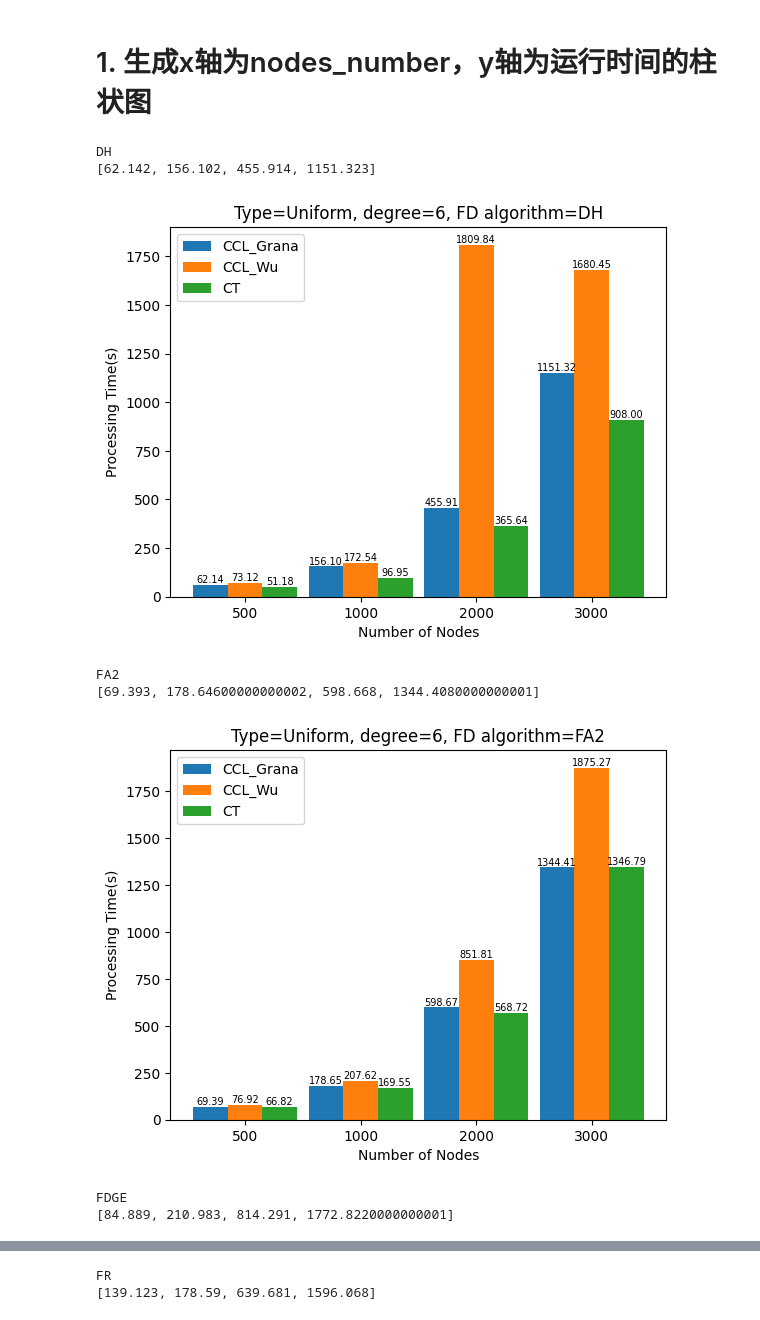
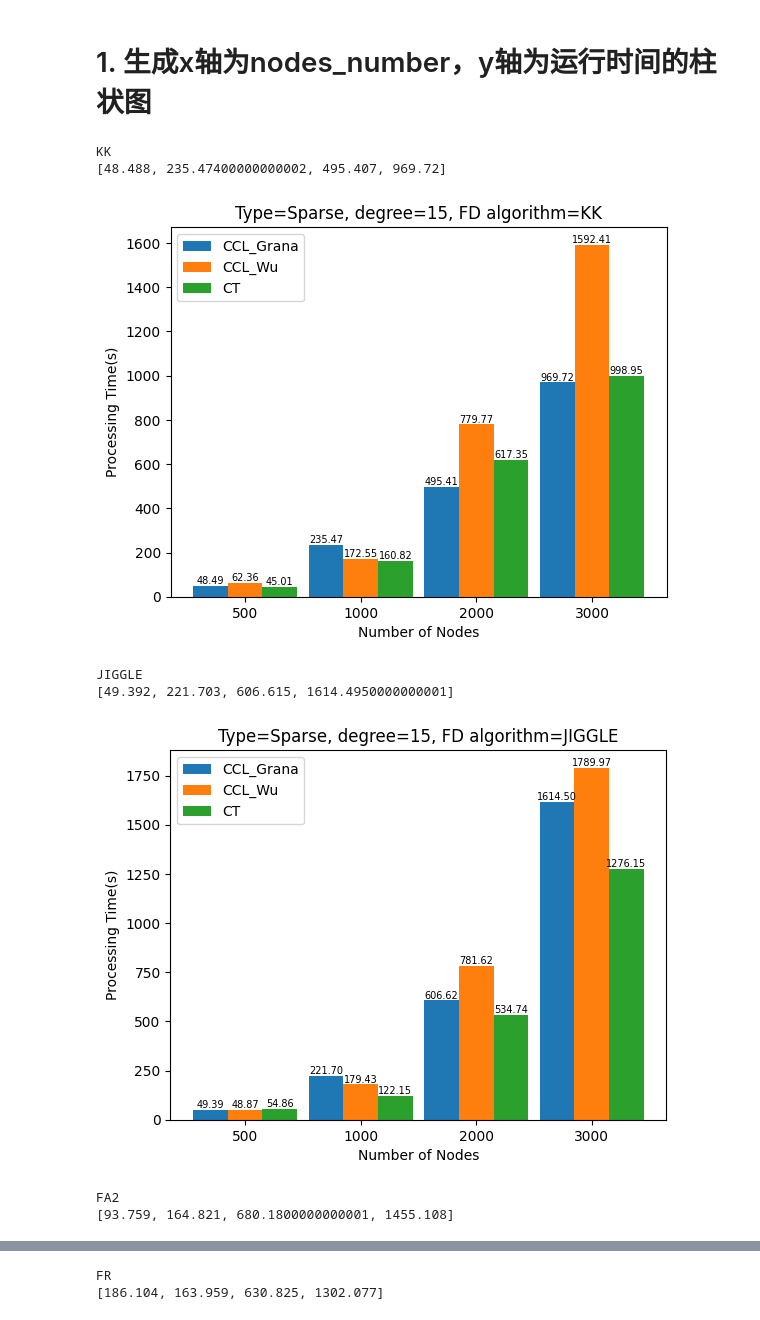
Before and after one commit to UMkashingHui/MyExperiments, a Jupyter notebook: Programs/Excel2Graph/柱状图.ipynb, the cells around one changed output, grey strips where cells are left out. Drawn from its saved outputs; the diff is of its cells as text; code cells hidden in the pictures.

```diff
--- a/Programs/Excel2Graph/柱状图.ipynb
+++ b/Programs/Excel2Graph/柱状图.ipynb
@@ -93,18 +94,19 @@ result_df.to_csv("Type=Uniform_d=6.csv")
 # %%
 source_path = "../../Time"
 file_name = "time.csv"
 df = pd.read_csv(os.path.join(source_path, file_name))
 # FD_list = ["DH","FA2","FRU"]
-FD_list = ["DH","FA2","FDGE","FR","FRU","JIGGLE","KK","KK_W"]
+# FD_list = ["DH","FA2","FDGE","FR","FRU","JIGGLE","KK","KK_W"]
+FD_list = ["KK","JIGGLE","FA2","FR"]
 
 sorted_df = sort_data(df)
-time_bar_generate(sorted_df, "Uniform", 6, FD_list)
+time_bar_generate(sorted_df, "Sparse", 15, FD_list)
 # %% [output]
-DH
-[62.142, 156.102, 455.914, 1151.323]
+KK
+[48.488, 235.47400000000002, 495.407, 969.72]
-[figure, old version]
+[figure, new version]
-FA2
-[69.393, 178.64600000000002, 598.668, 1344.4080000000001]
+JIGGLE
+[49.392, 221.703, 606.615, 1614.4950000000001]
-[figure, old version]
+[figure, new version]
-FDGE
-[84.889, 210.983, 814.291, 1772.8220000000001]
+FA2
+[93.759, 164.821, 680.1800000000001, 1455.108]
@@ -112,2 +114,2 @@ FDGE
 FR
-[139.123, 178.59, 639.681, 1596.068]
+[186.104, 163.959, 630.825, 1302.077]
```
Also changed, not shown: parts of 4 cells of this notebook, 10 other files.
